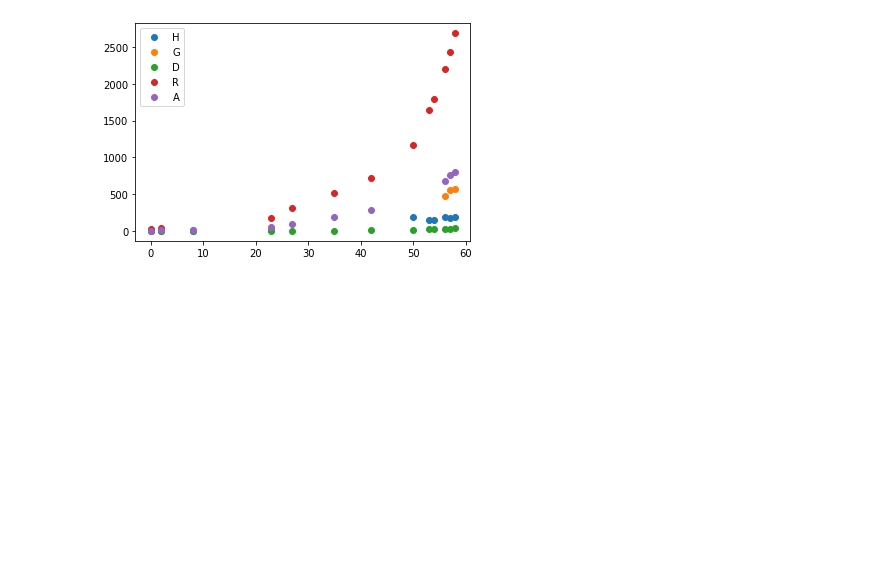
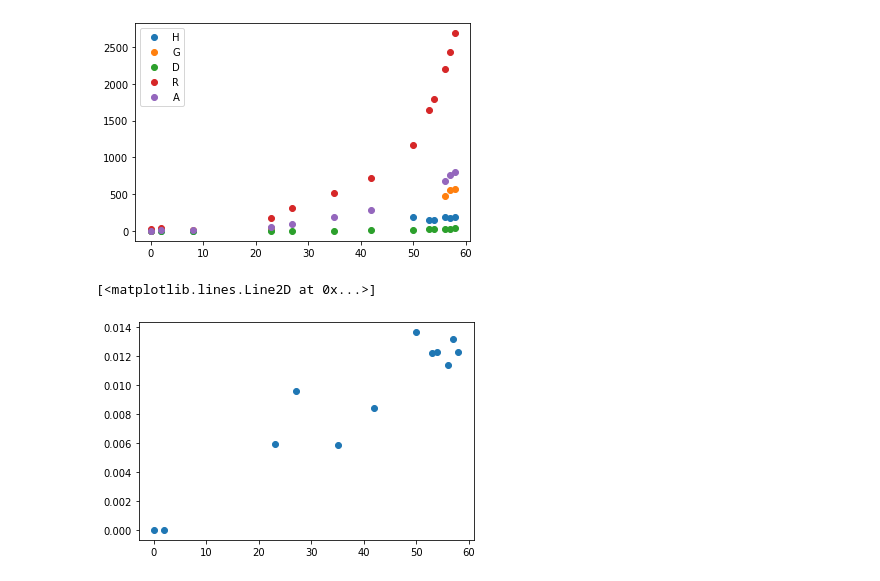
Before and after one commit to dwu402/pypei, a Jupyter notebook: samoa-data.ipynb, the cells around one changed output. Cells and saved outputs as stored; diff of their text form; code cells hidden in the pictures; blank space fills up the shorter version.

```diff
--- a/samoa-Copy1.ipynb
+++ b/samoa-data.ipynb
@@ -53,3 +53,8 @@ plt.legend("HGDRA")
 # %% [output]
 <matplotlib.legend.Legend at 0x...>
 [figure]
+# %%
+plt.plot(time,[d/ce if ce else None for d,ce in zip(D,cE)],'o')
+# %% [output]
+[<matplotlib.lines.Line2D at 0x...>]
+[figure, added]
```
Also changed, not shown: parts of 1 cell of this notebook, 1 other file.
